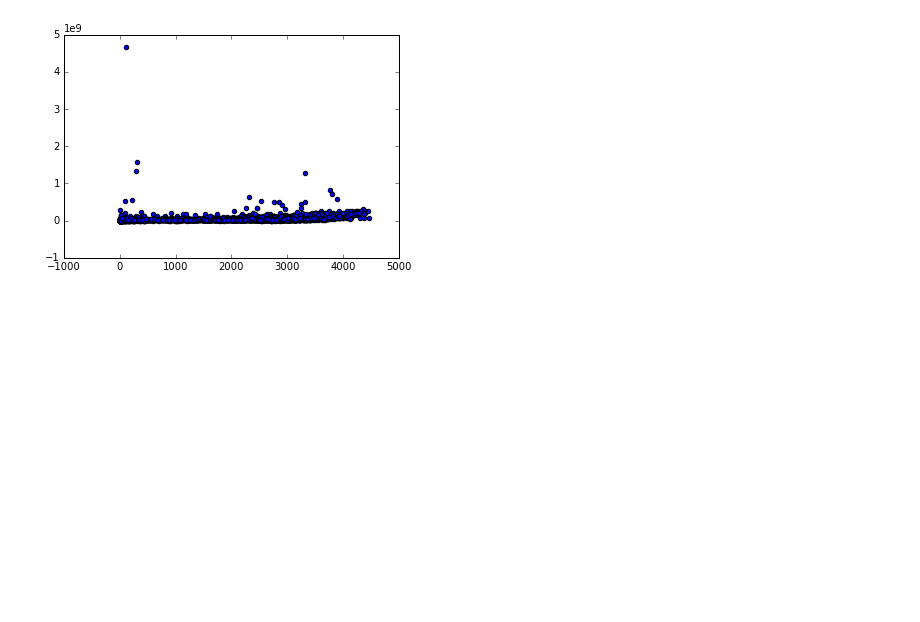
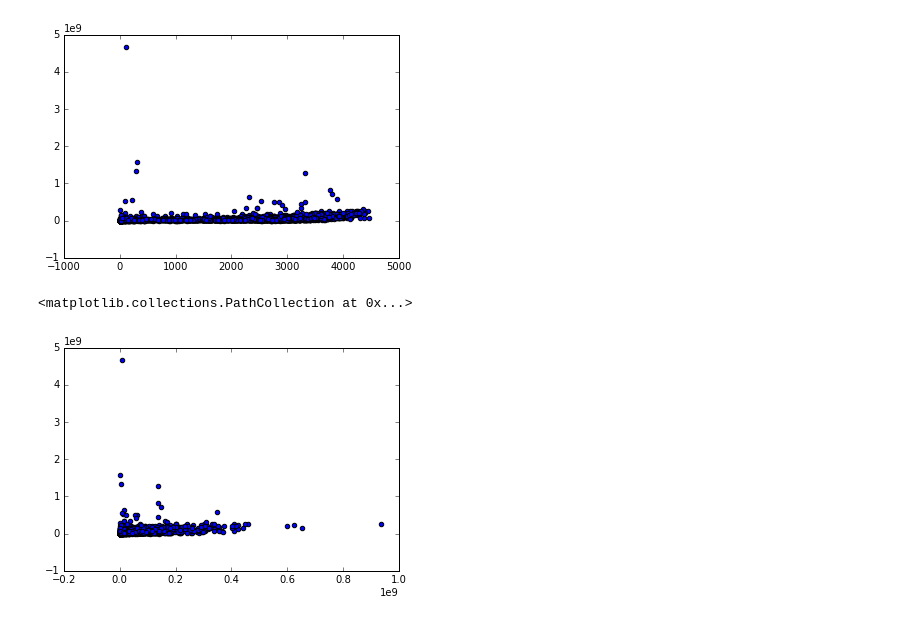
Before and after one commit to karmacelina/predicting_movie_widest_release, a Jupyter notebook: exploratory_data_analysis.ipynb, the cells around one changed output. Saved outputs shown, nothing was run; the diff lists cells and outputs as text; code cells hidden in the pictures; blank space fills up the shorter version.

```diff
--- a/exploratory_data_analysis.ipynb
+++ b/exploratory_data_analysis.ipynb
@@ -69,3 +79,8 @@ plt.scatter(df['widest release'], df['budget'])
 # %% [output]
 <matplotlib.collections.PathCollection at 0x...>
 [figure]
+# %%
+plt.scatter(df3['domestic gross'], df3['budget'])
+# %% [output]
+<matplotlib.collections.PathCollection at 0x...>
+[figure, added]
```
Also changed, not shown: parts of 34 cells of this notebook.
